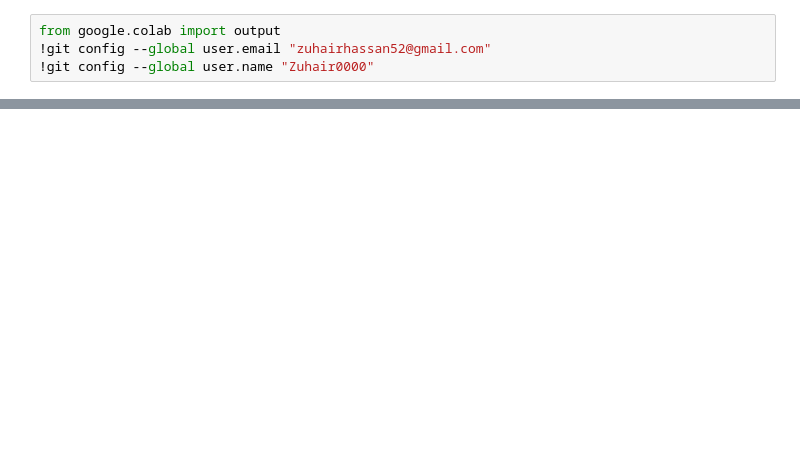
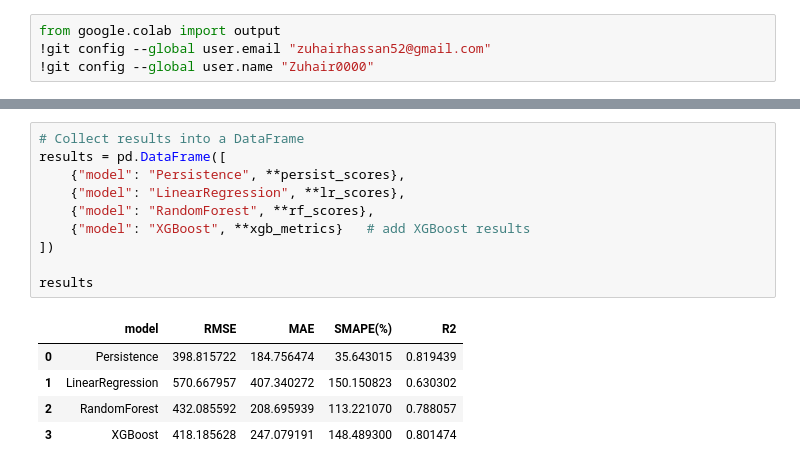
Before and after one commit to Zuhair0000/FYP-Research, a Jupyter notebook: FYP_research.ipynb, the cells around one changed output, grey strips where cells are left out. Drawn from its saved outputs; the diff is of its cells as text; blank space fills up the shorter version.

```diff
--- a/FYP_research.ipynb
+++ b/FYP_research.ipynb
@@ -232,0 +538,16 @@ fatal: destination path 'FYP-Research' already exists and is not an empty direct
+# %%
+# Collect results into a DataFrame
+results = pd.DataFrame([
+    {"model": "Persistence", **persist_scores},
+    {"model": "LinearRegression", **lr_scores},
+    {"model": "RandomForest", **rf_scores},
+    {"model": "XGBoost", **xgb_metrics}   # add XGBoost results
+])
+
+results
+# %% [output]
+|  | model | RMSE | MAE | SMAPE(%) | R2 |
+| 0 | Persistence | 398.815722 | 184.756474 | 35.643015 | 0.819439 |
+| 1 | LinearRegression | 570.667957 | 407.340272 | 150.150823 | 0.630302 |
+| 2 | RandomForest | 432.085592 | 208.695939 | 113.221070 | 0.788057 |
+| 3 | XGBoost | 418.185628 | 247.079191 | 148.489300 | 0.801474 |
```
Also changed, not shown: parts of 20 cells of this notebook.
